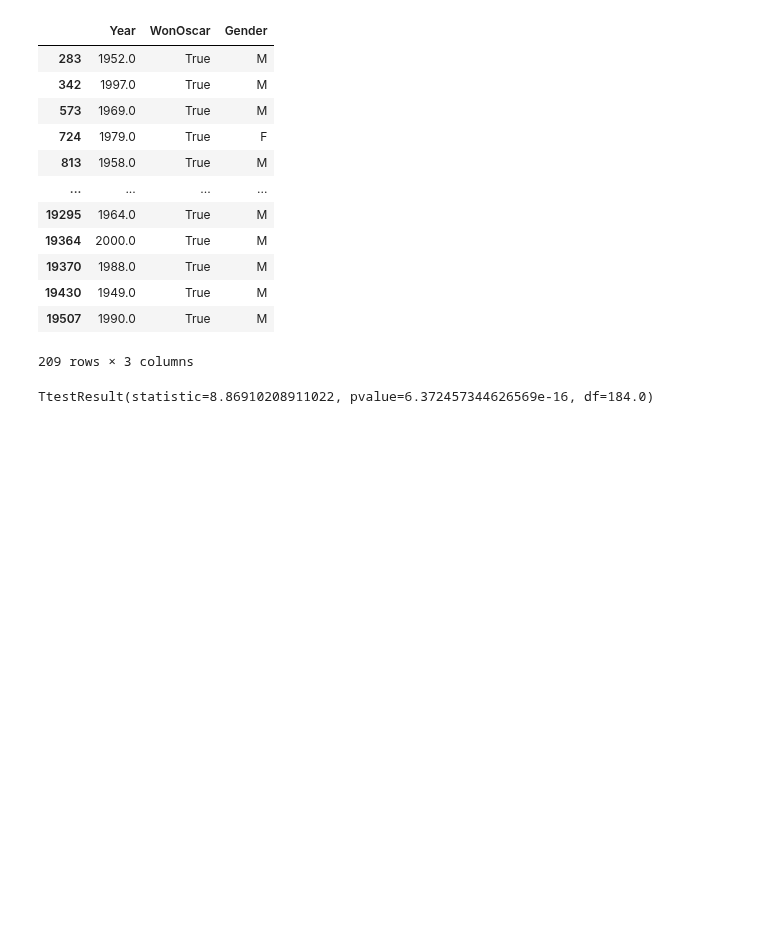
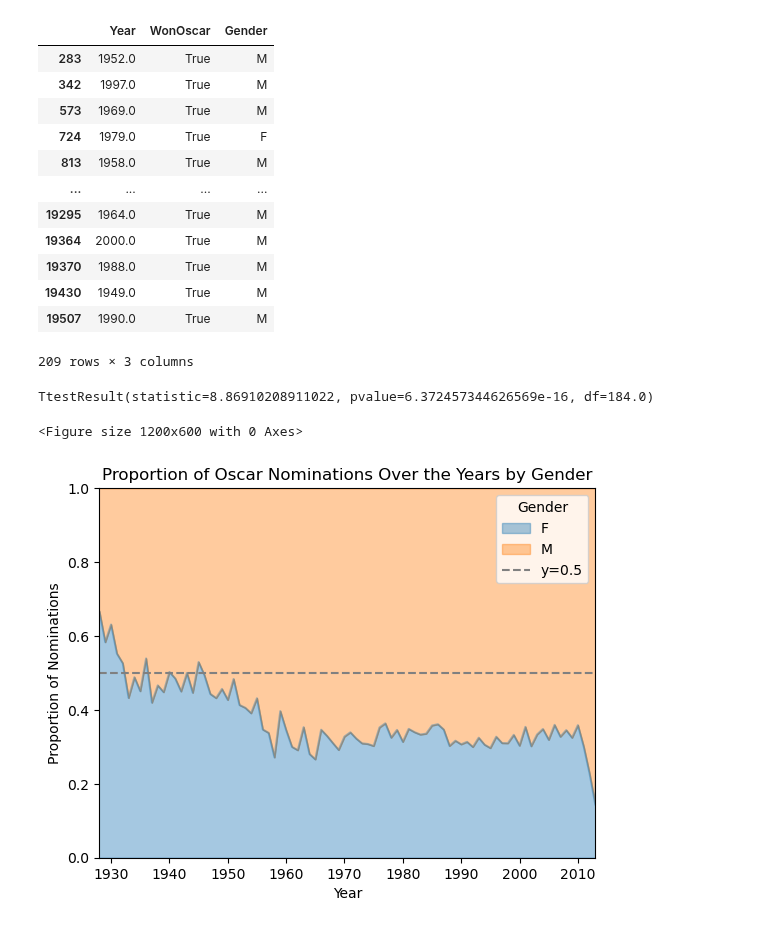
Before and after one commit to epfl-ada/ada-2023-project-lovelace, a Jupyter notebook: Code/oscars_michayel.ipynb, the cells around one changed output. Drawn from its saved outputs; the diff is of its cells as text; code cells hidden in the pictures; blank space fills up the shorter version.

```diff
--- a/Code/oscars_michayel.ipynb
+++ b/Code/oscars_michayel.ipynb
@@ -560,3 +559,21 @@ ttest_ind(nomination_counts[nomination_counts['Gender'] == 'M']['Nominations'],
           nomination_counts[nomination_counts['Gender'] == 'F']['Nominations'])
 # %% [output]
 TtestResult(statistic=8.86910208911022, pvalue=6.372457344626569e-16, df=184.0)
+# %%
+# pivot dataframe to get years as the index and genders as columns
+pivot_df = merged_df.pivot(index='Year', columns='Gender', values='proportionNominations')
+
+plt.figure(figsize=(12, 6))
+pivot_df.plot(kind='area', stacked=True, alpha=0.4)
+
+plt.title('Proportion of Oscar Nominations Over the Years by Gender')
+plt.xlabel('Year')
+plt.ylabel('Proportion of Nominations')
+plt.xlim(1928, 2013)
+plt.ylim(0, 1)
+plt.axhline(y=0.5, linestyle='--', color='grey', label='y=0.5')
+plt.legend(title='Gender')
+plt.show()
+# %% [output]
+<Figure size 1200x600 with 0 Axes>
+[figure, added]
```
Also changed, not shown: parts of 5 cells of this notebook.
